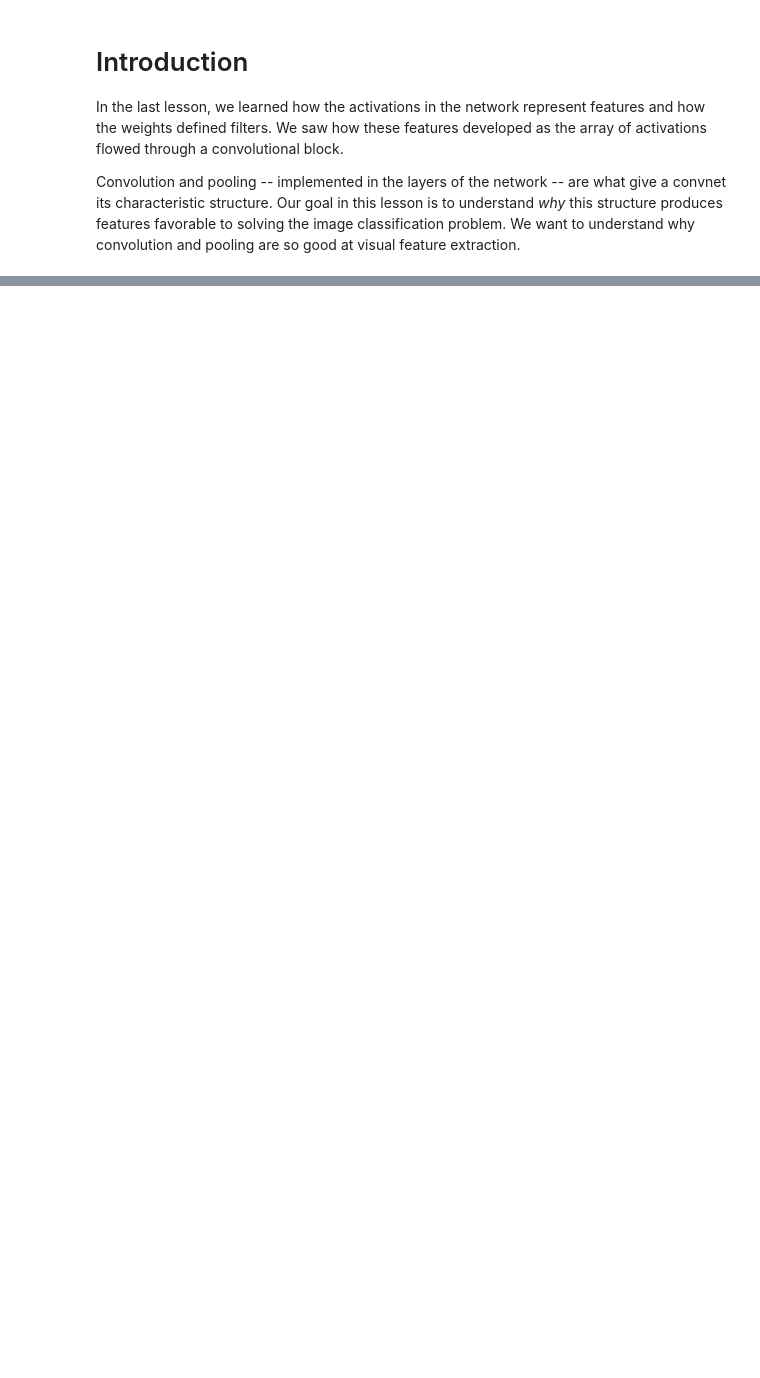
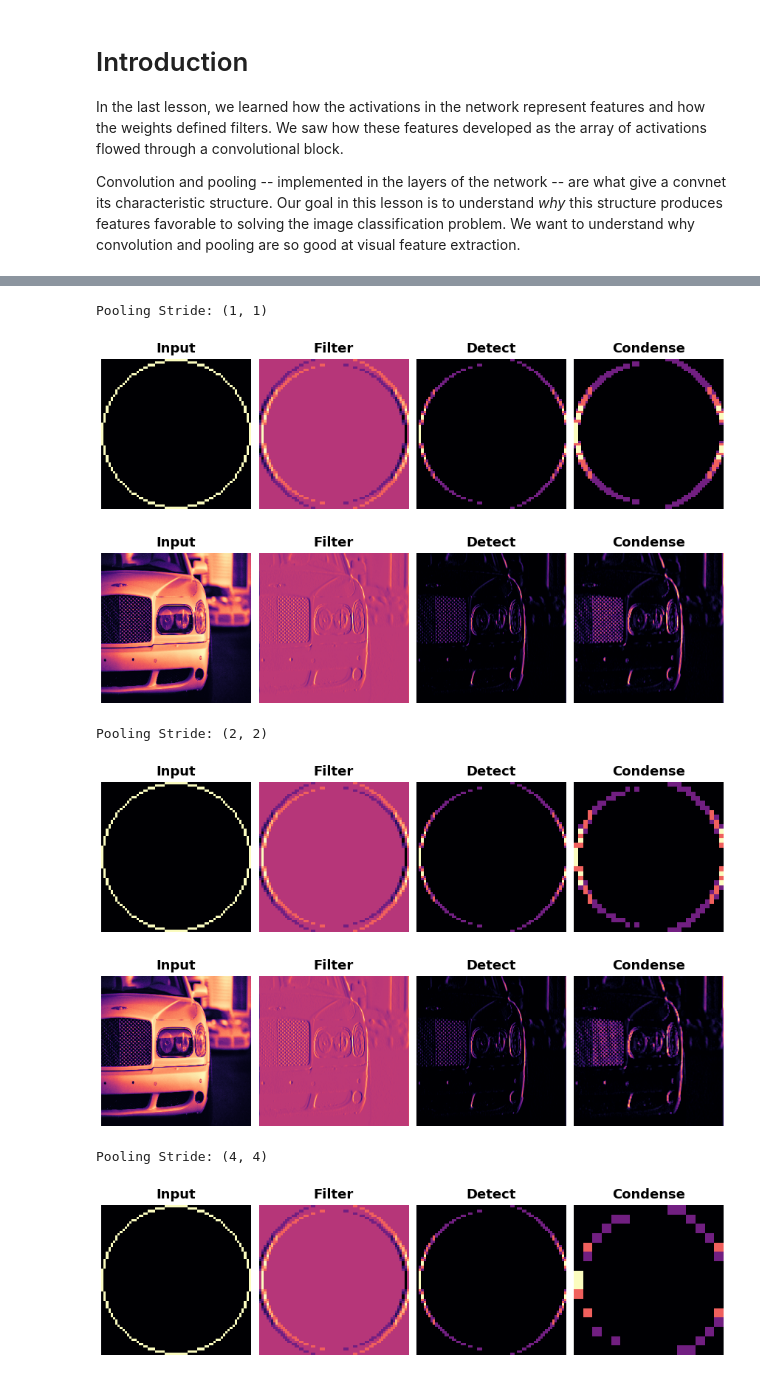
Before and after one commit to Kaggle/learntools, a Jupyter notebook: notebooks/computer_vision/raw/tut4.ipynb, the cells around one changed output, grey strips where cells are left out. Cells and saved outputs as stored; diff of their text form; code cells hidden in the pictures; blank space fills up the shorter version.

```diff
--- a/notebooks/computer_vision/raw/tut4.ipynb
+++ b/notebooks/computer_vision/raw/tut4.ipynb
@@ -76,0 +150,19 @@ The properties of convolution and pooling we looked at in this tutorial mean tha
+# %%
+for stride in [(1, 1), (2, 2), (4, 4)]:
+    print("Pooling Stride: {}".format(stride))
+    visiontools.show_extraction(circle, kernel=k33,
+                                pool_stride=stride, pool_size=(2, 2),
+                                subplot_shape=(1, 4), figsize=(12, 4))
+    visiontools.show_extraction(car, kernel=k33,
+                                pool_stride=stride, pool_size=(2, 2),
+                                subplot_shape=(1, 4), figsize=(12, 4))
+    plt.show()
+# %% [output]
+Pooling Stride: (1, 1)
+[figure, added]
+[figure, added]
+Pooling Stride: (2, 2)
+[figure, added]
+[figure, added]
+Pooling Stride: (4, 4)
+[figure, added]
```
Also changed, not shown: parts of 22 cells of this notebook.
